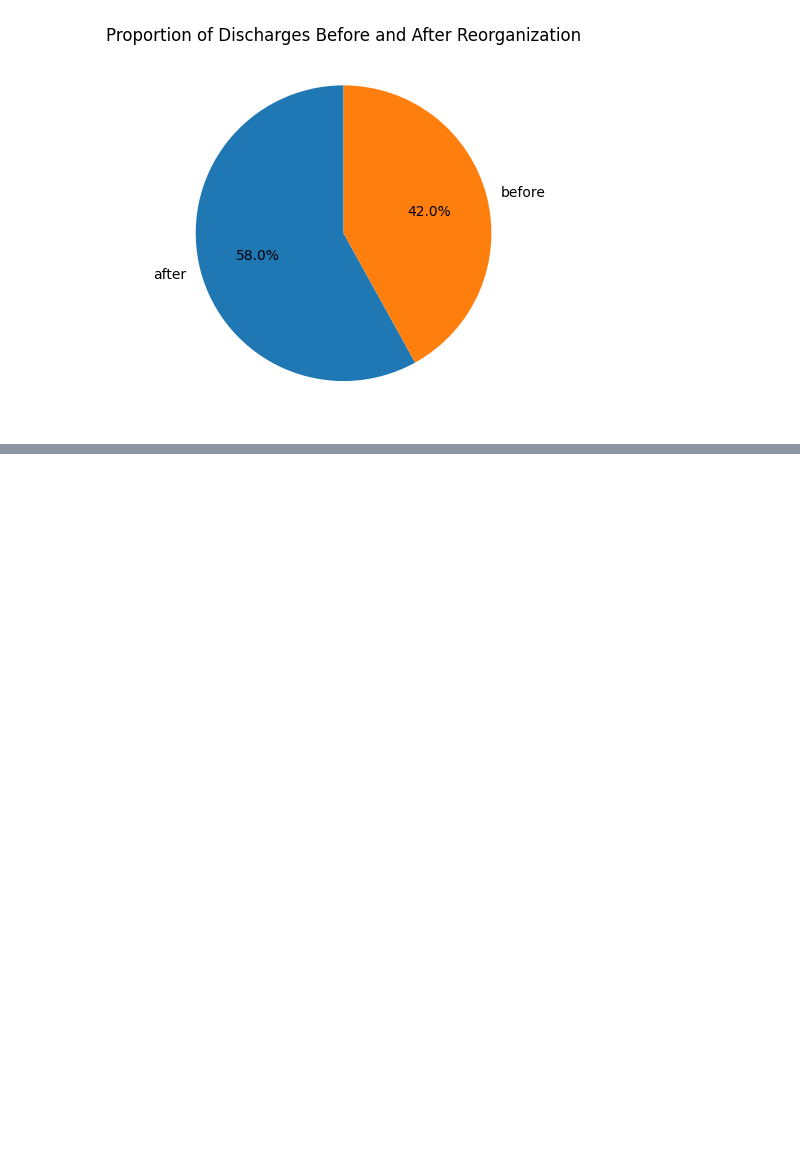
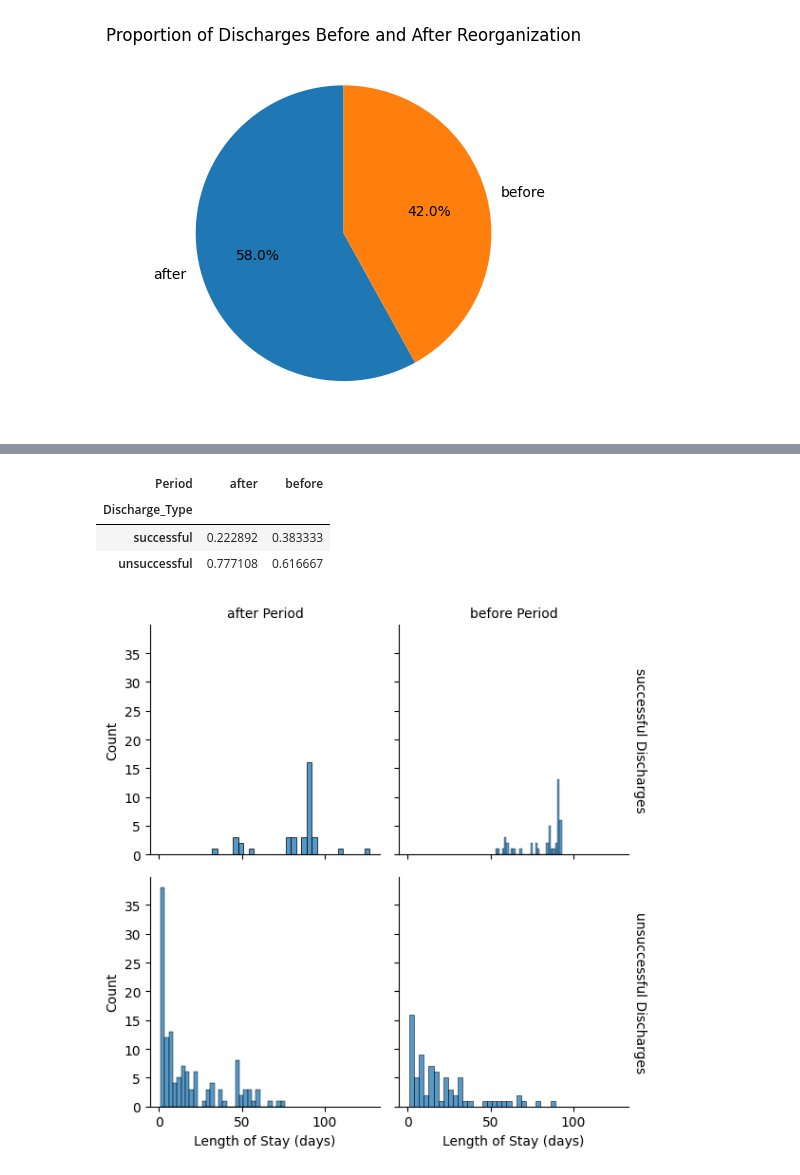
Before and after one commit to tessa-n05/Residential-SUD-Discharge-Analysis, a Jupyter notebook: Hypothesis_project.ipynb, the cells around one changed output, grey strips where cells are left out. Saved outputs shown, nothing was run; the diff lists cells and outputs as text; code cells hidden in the pictures; blank space fills up the shorter version.

```diff
--- a/Hypothesis_project.ipynb
+++ b/Hypothesis_project.ipynb
@@ -99,0 +153,18 @@ plt.show()
+# %%
+#cross tab of discharge_type vs period
+pd.crosstab(los['Discharge_Type'], los['Period'], normalize='columns')
+# %% [output]
+| Period | after | before |
+| Discharge_Type |  |  |
+| successful | 0.222892 | 0.383333 |
+| unsuccessful | 0.777108 | 0.616667 |
+# %%
+#faceted histogram of length of stay by discharge type and period
+g = sns.FacetGrid(los, col='Period', row='Discharge_Type', margin_titles=True)
+g.map(sns.histplot, 'Length_of_Stay', bins=30 )
+g.set_axis_labels('Length of Stay (days)', 'Count')
+g.set_titles(col_template='{col_name} Period', row_template='{row_name} Discharges')
+plt.tight_layout()
+plt.show()
+# %% [output]
+[figure, added]
```
Also changed, not shown: parts of 4 cells of this notebook.
